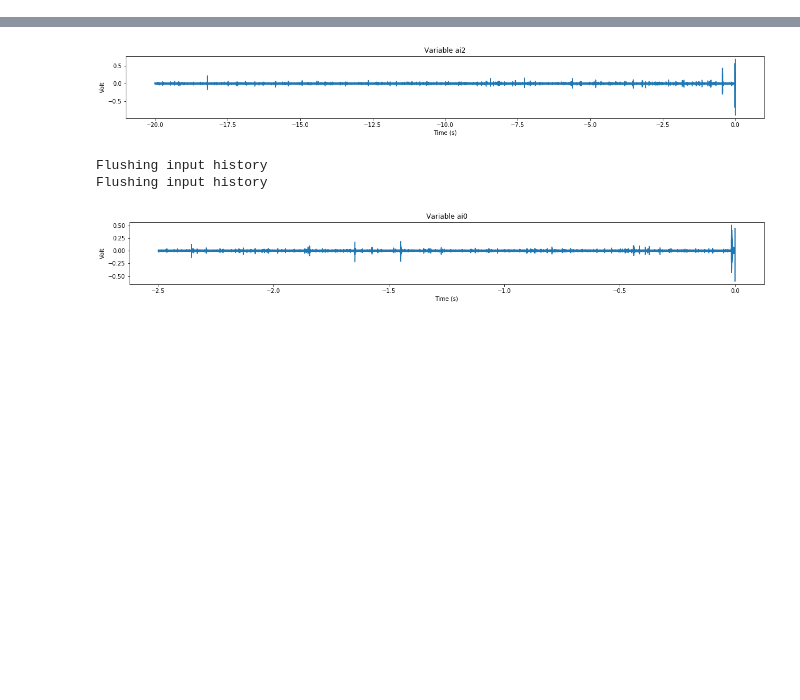
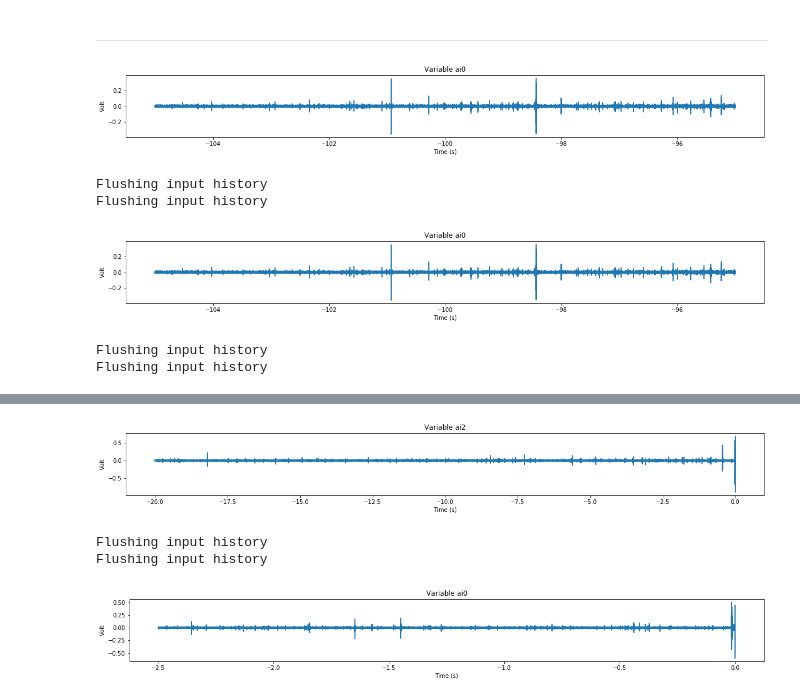
Before and after one commit to Duchstf/quench-detector, a Jupyter notebook: Ramp22.ipynb, the cells around one changed output, grey strips where cells are left out. Cells and saved outputs as stored; diff of their text form; code cells hidden in the pictures; blank space fills up the shorter version.

```diff
--- a/Ramp22.ipynb
+++ b/Ramp22.ipynb
@@ -129,3 +123,14 @@ def plot_rms_product(dir_path, time_range = None, window = 2000, step = 10):
     plt.plot(time_axis, product)
     plt.xlabel("Time (s)")
     plt.title("Product of R.M.S.")
+# %% [markdown]
+----------------
+# %%
+load_and_plot("./data/Ramp19/", "ai0", time_range = (-105,-95))
+# %% [output]
+[figure, added]
+Flushing input history
+Flushing input history
+[figure, added]
+Flushing input history
+Flushing input history
```
Also changed, not shown: parts of 6 cells of this notebook, 14 other files.
